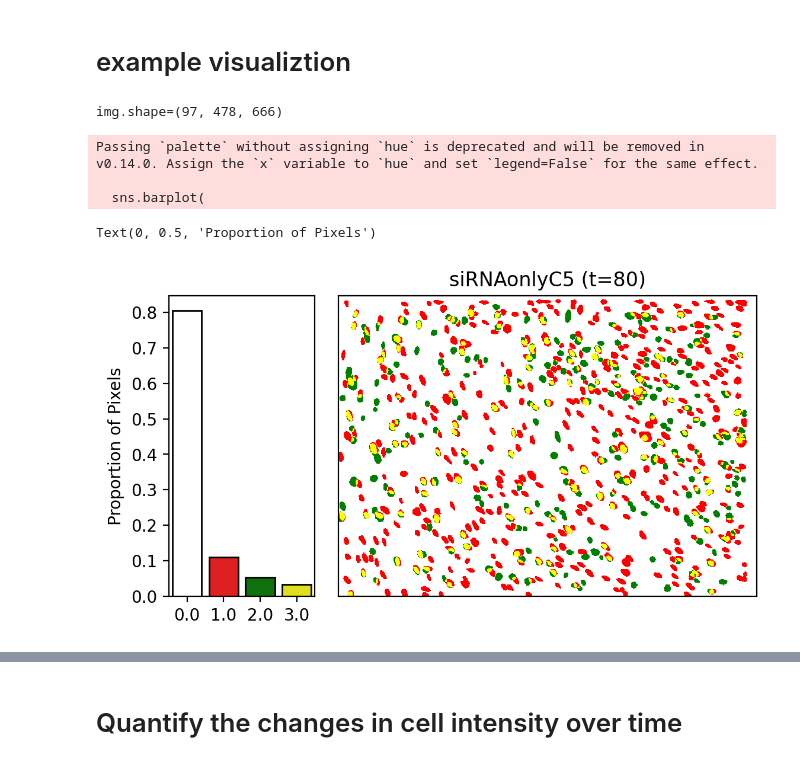
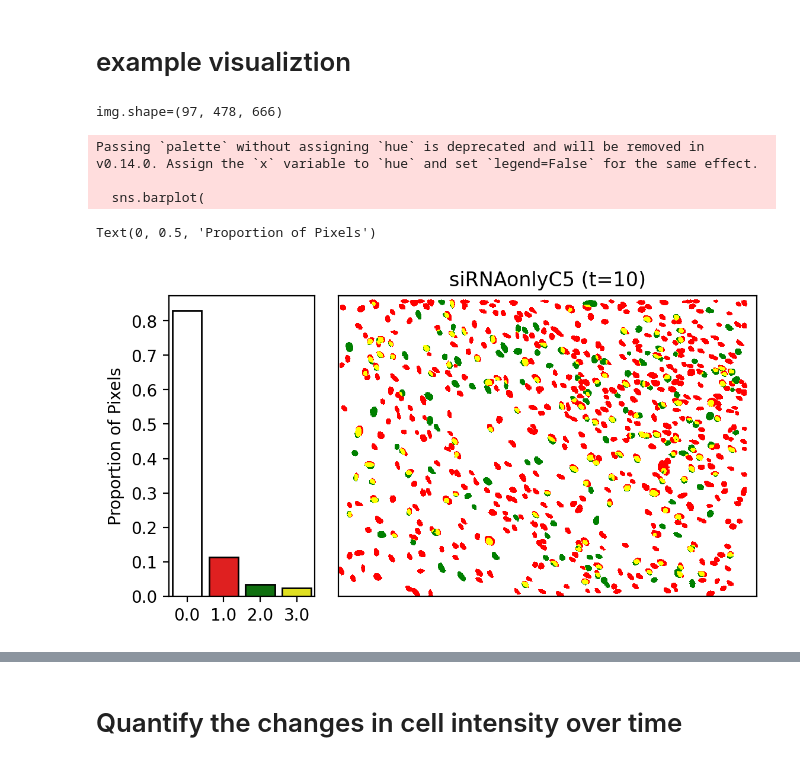
Before and after one commit to CooperStansbury/apollo, a Jupyter notebook: notebooks/example_visualize.ipynb, the cells around one changed output, grey strips where cells are left out. Cells and saved outputs as stored; diff of their text form; code cells hidden in the pictures.

```diff
--- a/notebooks/example_visualize.ipynb
+++ b/notebooks/example_visualize.ipynb
@@ -17,7 +21,7 @@ basename = os.path.basename(fpath).split(".")[0]
 img = imread(fpath)
 print(f"{img.shape=}")
 
-time = 80
+time = 10
 img_t = img[time, :, :]
 counts = pd.Series(img_t.ravel()).value_counts(normalize=True)
 
@@ -30,31 +34,31 @@ sns.heatmap(
     cbar=False,
 )
 
 plt.title(f"{basename} (t={time})")
 plt.yticks([])
 plt.xticks([])
 
 ax = plt.gca()
 for _, spine in ax.spines.items():
     spine.set_visible(True)
 
 # Create a divider for the colorbar
 divider = make_axes_locatable(ax)
 
 # Add a colorbar axes to the right of the main plot
 ax2 = divider.append_axes("left", size="35%", pad=0.20)
 sns.barplot(
     counts,
     ax=ax2,
     ec='k',
     palette=['w', 'r', 'g', 'yellow'],
 )
 
 ax2.set_ylabel("Proportion of Pixels")
 # %% [output]
 img.shape=(97, 478, 666)
 Passing `palette` without assigning `hue` is deprecated and will be removed in v0.14.0. Assign the `x` variable to `hue` and set `legend=False` for the same effect.
 
   sns.barplot(
 Text(0, 0.5, 'Proportion of Pixels')
-[figure, old version]
+[figure, new version]
```
Also changed, not shown: parts of 7 cells of this notebook, 5 other files.
